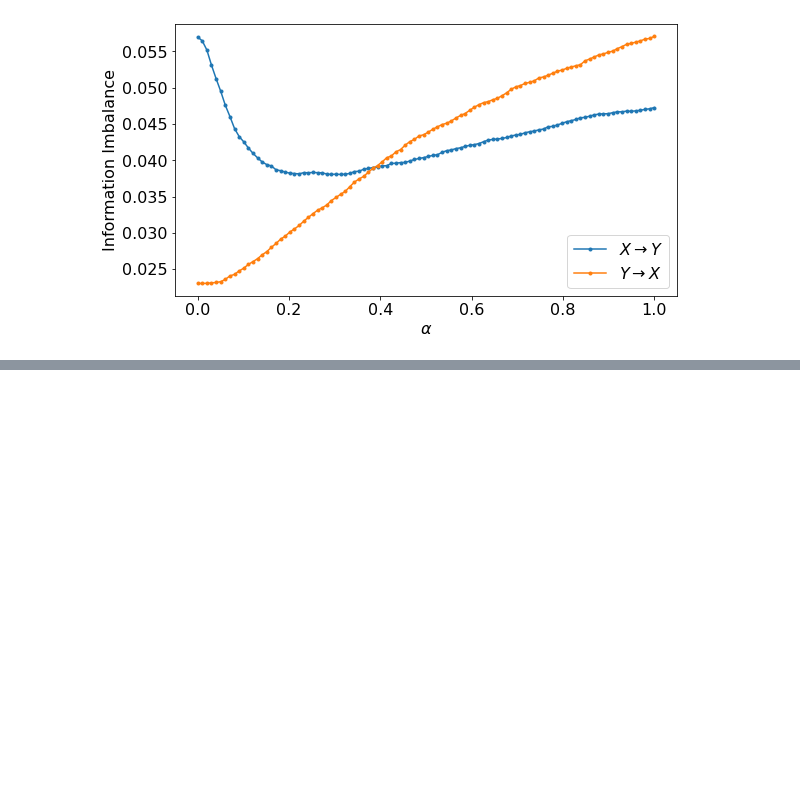
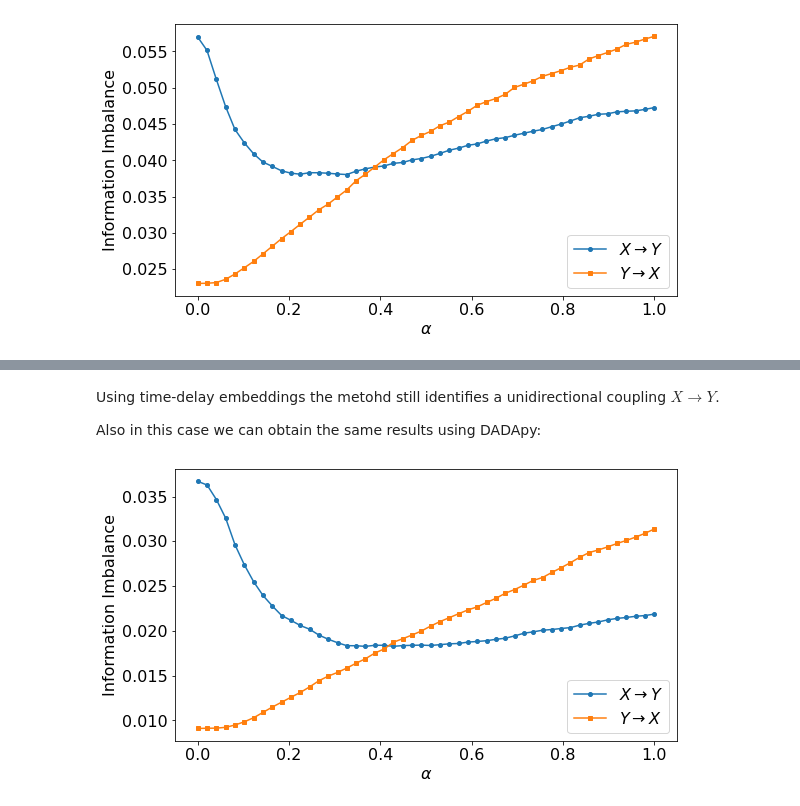
Before and after one commit to vdeltatto/imbalance-gain-causality, a Jupyter notebook: tutorial.ipynb, the cells around one changed output, grey strips where cells are left out. Saved outputs shown, nothing was run; the diff lists cells and outputs as text; code cells hidden in the pictures; blank space fills up the shorter version.

```diff
--- a/tutorial.ipynb
+++ b/tutorial.ipynb
@@ -128,7 +188,7 @@ plt.show()
 tau = 20
 N = 2500
 sample_times = np.linspace(5000,traj_length-tau-1,N,dtype=int)
-alphas = np.linspace(0,1,100)
+alphas = np.linspace(0,1,50)
 k = 5
 n_jobs = 4
 # %%
@@ -179 +239,26 @@ Optimal alpha X -> Y: 0.31
 Optimal alpha Y -> X: 0.00
+# %% [markdown]
+Using time-delay embeddings the metohd still identifies a unidirectional coupling $X\rightarrow Y$.
+
+Also in this case we can obtain the same results using DADApy:
+# %%
+X0 = trajectory[sample_times,1:4]
+Y0 = trajectory[sample_times,4:]
+Xtau = trajectory[sample_times+tau,1:4]
+Ytau = trajectory[sample_times+tau,4:]
+
+d = MetricComparisons(maxk=len(sample_times)-1, njobs=n_jobs)
+info_imbalances_X_to_Y = d.return_inf_imb_causality(cause_present=X0, effect_present=Y0, effect_future=Ytau, weights=alphas, k=k)
+info_imbalances_Y_to_X = d.return_inf_imb_causality(cause_present=Y0, effect_present=X0, effect_future=Xtau, weights=alphas, k=k)
+# %%
+plt.rcParams['font.size'] = 16
+
+plt.figure(figsize=(9,5))
+plt.plot(alphas, info_imbalances_X_to_Y, 'o-', markersize=4, label="$X\\rightarrow Y$")
+plt.plot(alphas, info_imbalances_Y_to_X, 's-', markersize=4, label="$Y\\rightarrow X$")
+plt.xlabel("$\\alpha$")
+plt.ylabel("Information Imbalance")
+plt.legend()
+plt.show()
+# %% [output]
+[figure, added]
```
Also changed, not shown: parts of 26 cells of this notebook.
